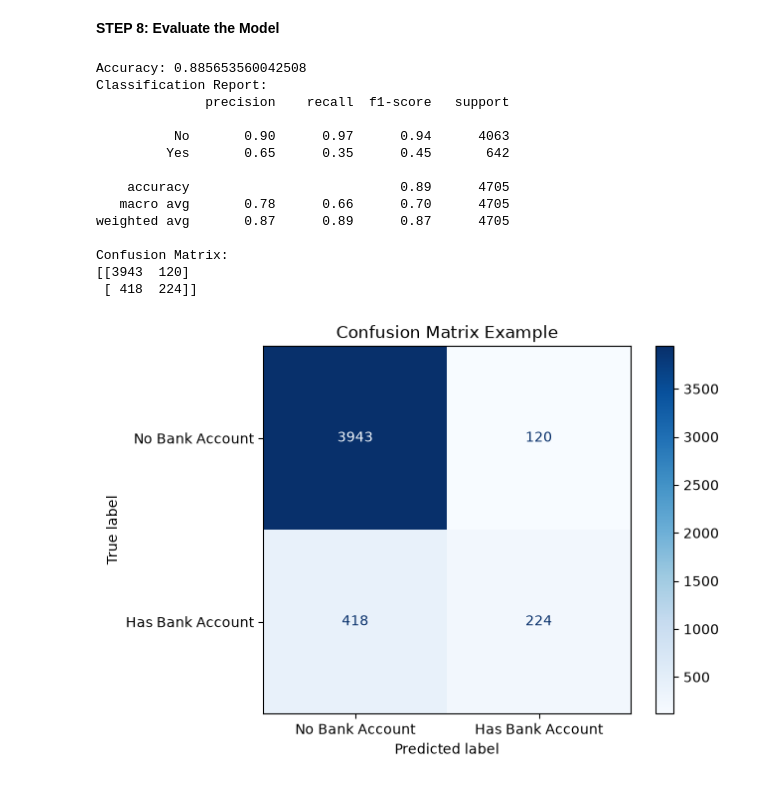
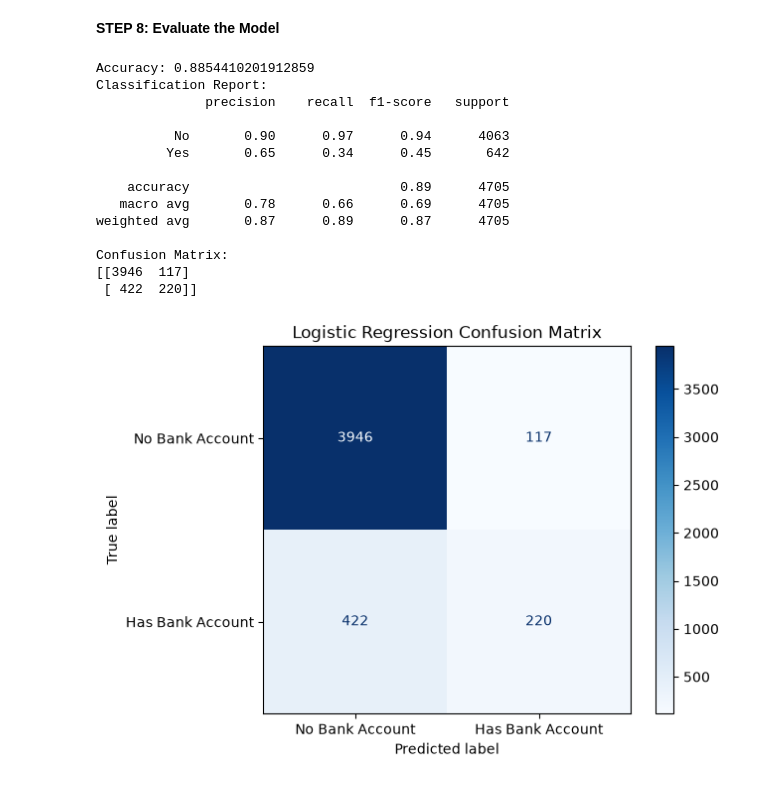
Before and after one commit to EmmanuelKiriinya/Machine-learning-notes, a Jupyter notebook: Supervised_Learning/Classification/ml.ipynb, the cells around one changed output. Drawn from its saved outputs; the diff is of its cells as text; code cells hidden in the pictures.

```diff
--- a/Supervised_Learning/Classification/ml.ipynb
+++ b/Supervised_Learning/Classification/ml.ipynb
@@ -267,20 +267,26 @@ __STEP 5: Encode Categorical Variables__
 # One-hot encode the categorical features
 categorical_columns = X_train.select_dtypes(include=['object','str']).columns.tolist()
 
-# Encode the training data using one-hot encoding, dropping the first category to avoid multicollinearity
-X_train_encoded = pd.get_dummies(X_train, columns=categorical_columns, drop_first=True, dtype=int)
+# ENCODING
+# One-Hot encode the categorical features
+X_train_categorical_cols = X_train.select_dtypes(include=['str','object']).columns.to_list()
+X_test_categorical_cols = X_test.select_dtypes(include=['str','object']).columns.to_list()
 
-# Encode the test data using one-hot encoding, dropping the first category to avoid multicollinearity
-X_test_encoded = pd.get_dummies(X_test, columns=categorical_columns, drop_first=True, dtype=int)
+X_train_encoded = pd.get_dummies(X_train, columns=X_train_categorical_cols, drop_first=True, dtype=int)
+X_test_encoded = pd.get_dummies(X_test, columns=X_test_categorical_cols, drop_first=True, dtype=int)
 # %% [markdown]
 __STEP 6: Scale Numerical Variables__
 # %%
+# SCALING
 # Scale the features using StandardScaler
 from sklearn.preprocessing import StandardScaler
 
+numerical_cols = X_train.select_dtypes(include=['int','float']).columns.tolist()
+
 scaler = StandardScaler()
-X_train_scaled = scaler.fit_transform(X_train_encoded)
-X_test_scaled = scaler.transform(X_test_encoded)
+
+X_train_encoded[numerical_cols] = scaler.fit_transform(X_train_encoded[numerical_cols])
+X_test_encoded[numerical_cols] = scaler.fit_transform(X_test_encoded[numerical_cols])
 # %% [markdown]
 __STEP 7: Train the Model__
 # %%
@@ -315,36 +313,36 @@ print(classification_report(y_test, y_pred))
 print("Confusion Matrix:")
 print(confusion_matrix(y_test, y_pred))
 # %% [output]
-Accuracy: 0.885653560042508
+Accuracy: 0.8854410201912859
 Classification Report:
               precision    recall  f1-score   support
 
           No       0.90      0.97      0.94      4063
-         Yes       0.65      0.35      0.45       642
+         Yes       0.65      0.34      0.45       642
 
     accuracy                           0.89      4705
-   macro avg       0.78      0.66      0.70      4705
+   macro avg       0.78      0.66      0.69      4705
 weighted avg       0.87      0.89      0.87      4705
 
 Confusion Matrix:
-[[3943  120]
- [ 418  224]]
+[[3946  117]
+ [ 422  220]]
 # %%
 import matplotlib.pyplot as plt
 # 2. Compute the confusion matrix counts
 cm = confusion_matrix(y_test, y_pred)
 
 labels = ['No Bank Account', 'Has Bank Account']
 disp = ConfusionMatrixDisplay(confusion_matrix=cm, display_labels=labels)
 
 # 4. Plot using Matplotlib options
 disp.plot(cmap=plt.cm.Blues, values_format='d')
 
 # 5. Display the plot
-plt.title("Confusion Matrix Example")
+plt.title("Logistic Regression Confusion Matrix")
 plt.show()
 # %% [output]
-[figure, old version]
+[figure, new version]
 # %% [markdown]
 ### 1.2.2 K-Nearest Neighbors.
 - It is a classification and regression classifiers used in machine learning.
```
Also changed, not shown: parts of 15 cells of this notebook, 6 other files.
